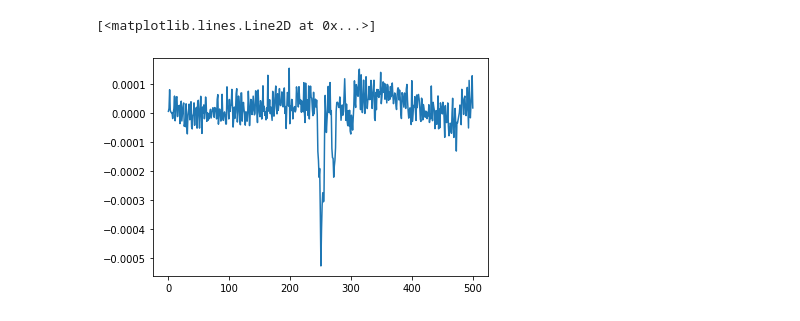
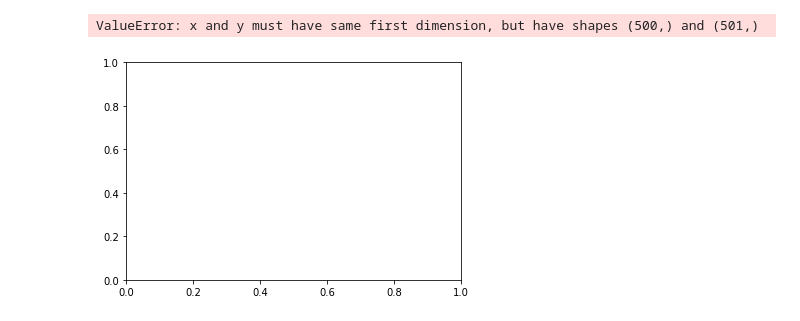
Before and after one commit to uva-spin/ANN-NMR, a Jupyter notebook: NN_Latest/Untitled-1.ipynb, the cells around one changed output. Saved outputs shown, nothing was run; the diff lists cells and outputs as text; code cells hidden in the pictures.

```diff
--- a/NN_Latest/Untitled-1.ipynb
+++ b/NN_Latest/Untitled-1.ipynb
@@ -26,5 +44,8 @@ for i in range(10):
-# %%
-plt.plot(x,df_polysignal.loc[400])
-# %% [output]
-[<matplotlib.lines.Line2D at 0x...>]
-[figure, removed]
+# %%
+for i in range(1):
+    # plt.figure()
+    plt.plot(x,df_polysignal.iloc[i])
+    # plt.show()
+# %% [output]
+ValueError: x and y must have same first dimension, but have shapes (500,) and (501,)
+[figure, added]
```
Also changed, not shown: parts of 4 cells of this notebook, 6 other files.
